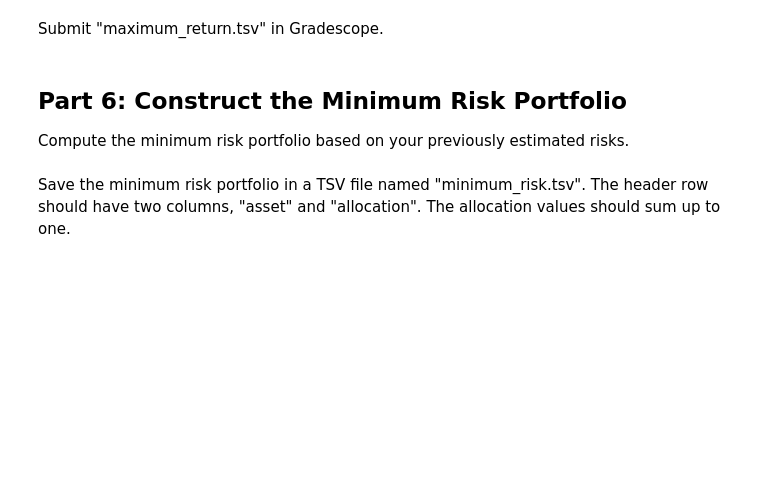
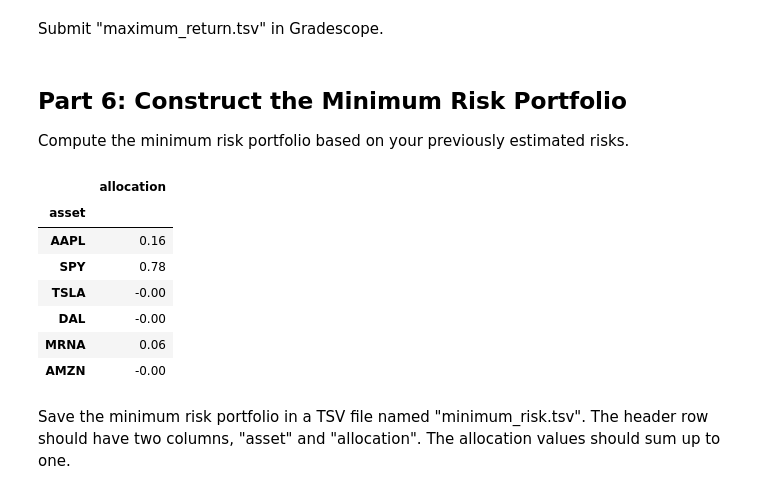
Before and after one commit to aidandig/dx704-project-01, a Jupyter notebook: dx704-project-01.ipynb, the cells around one changed output. Drawn from its saved outputs; the diff is of its cells as text; code cells hidden in the pictures; blank space fills up the shorter version.

Commit message:
minimum risk portfolio

```diff
--- a/dx704-project-01.ipynb
+++ b/dx704-project-01.ipynb
@@ -218,3 +214,23 @@ Compute the minimum risk portfolio based on your previously estimated risks.
+# %%
+x_minimum_risk = cp.Variable(n)
+objective_minimum_risk = cp.Minimize(x_minimum_risk.T @ estimated_covariance.to_numpy() @ x_minimum_risk)
+
+prob_minimum_risk = cp.Problem(objective_minimum_risk, [0 <= x_minimum_risk, cp.sum(x_minimum_risk) == 1])
+
+covariance_minimum_risk = prob_minimum_risk.solve()
+
+minimum_risk = pd.DataFrame(x_minimum_risk.value.round(2), index=tickers, columns=['allocation'])
+minimum_risk.index.name = 'asset'
+minimum_risk
+# %% [output]
+|  | allocation |
+| asset |  |
+| AAPL | 0.16 |
+| SPY | 0.78 |
+| TSLA | -0.00 |
+| DAL | -0.00 |
+| MRNA | 0.06 |
+| AMZN | -0.00 |
 # %% [markdown]
 Save the minimum risk portfolio in a TSV file named "minimum_risk.tsv".
 The header row should have two columns, "asset" and "allocation".
```
Also changed, not shown: parts of 3 cells of this notebook, 1 other file.
